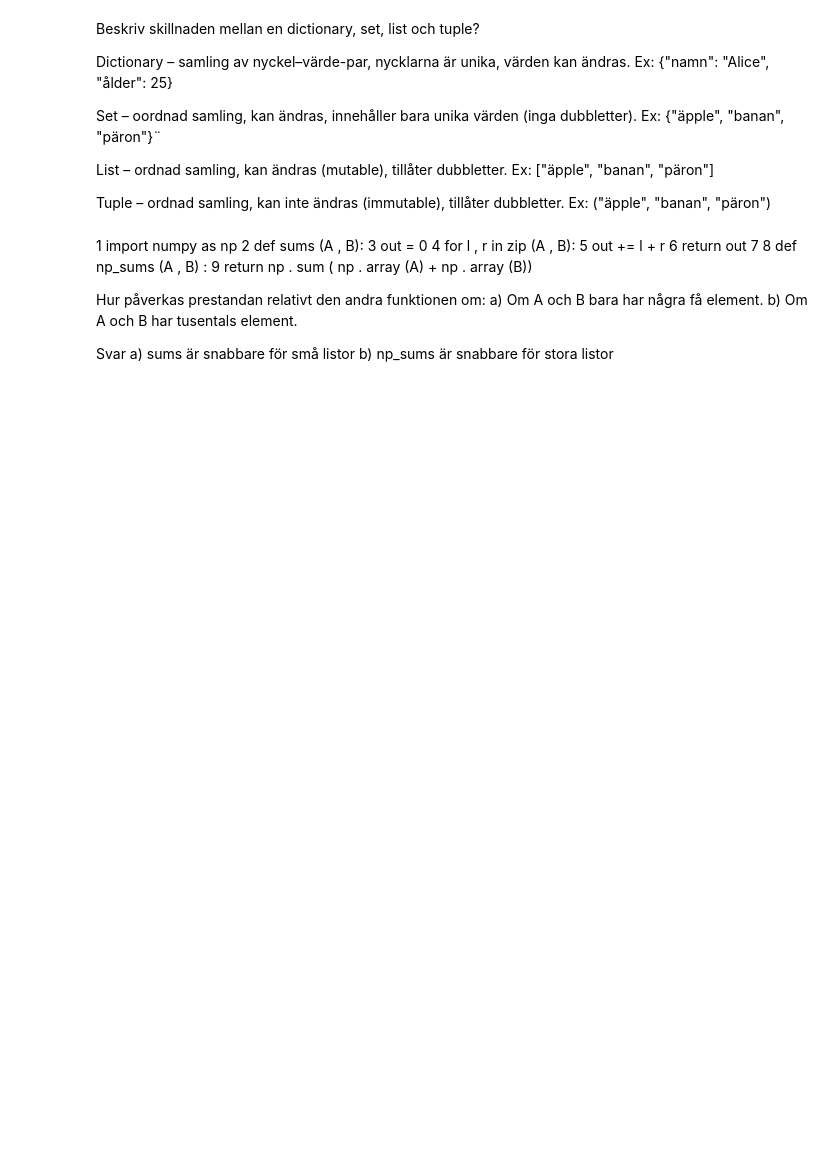
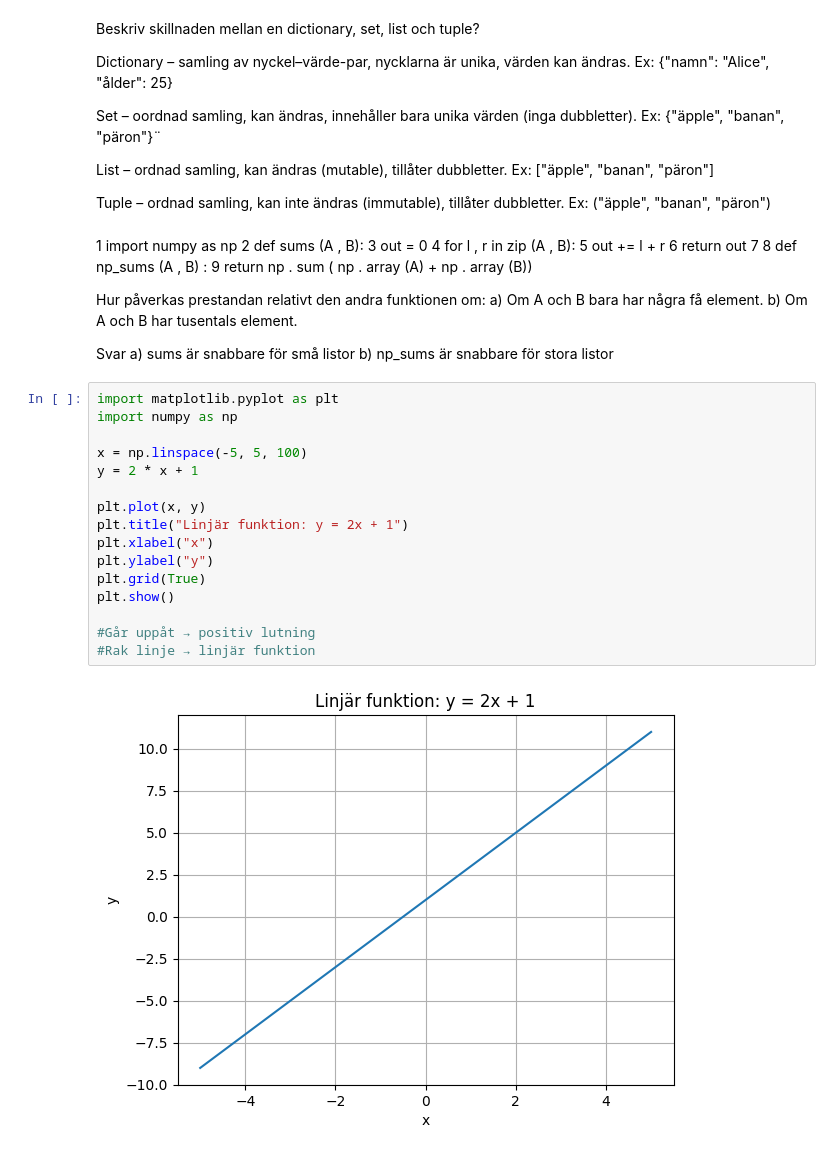
Before and after one commit to EmiJov/python-programming-EMILIA-JOVANOVIC, a Jupyter notebook: Övningar inför tentamen/Python övningstenta.ipynb, the cells around one changed output. Drawn from its saved outputs; the diff is of its cells as text; blank space fills up the shorter version.

```diff
--- a/Övningar inför tentamen/Python övningstenta.ipynb
+++ b/Övningar inför tentamen/Python övningstenta.ipynb
@@ -128,3 +128,21 @@ b) Om A och B har tusentals element.
 Svar
 a) sums är snabbare för små listor
 b) np_sums är snabbare för stora listor
+# %%
+import matplotlib.pyplot as plt
+import numpy as np
+
+x = np.linspace(-5, 5, 100)
+y = 2 * x + 1
+
+plt.plot(x, y)
+plt.title("Linjär funktion: y = 2x + 1")
+plt.xlabel("x")
+plt.ylabel("y")
+plt.grid(True)
+plt.show()
+
+#Går uppåt → positiv lutning
+#Rak linje → linjär funktion
+# %% [output]
+[figure, added]
```
Also changed, not shown: parts of 7 cells of this notebook.
